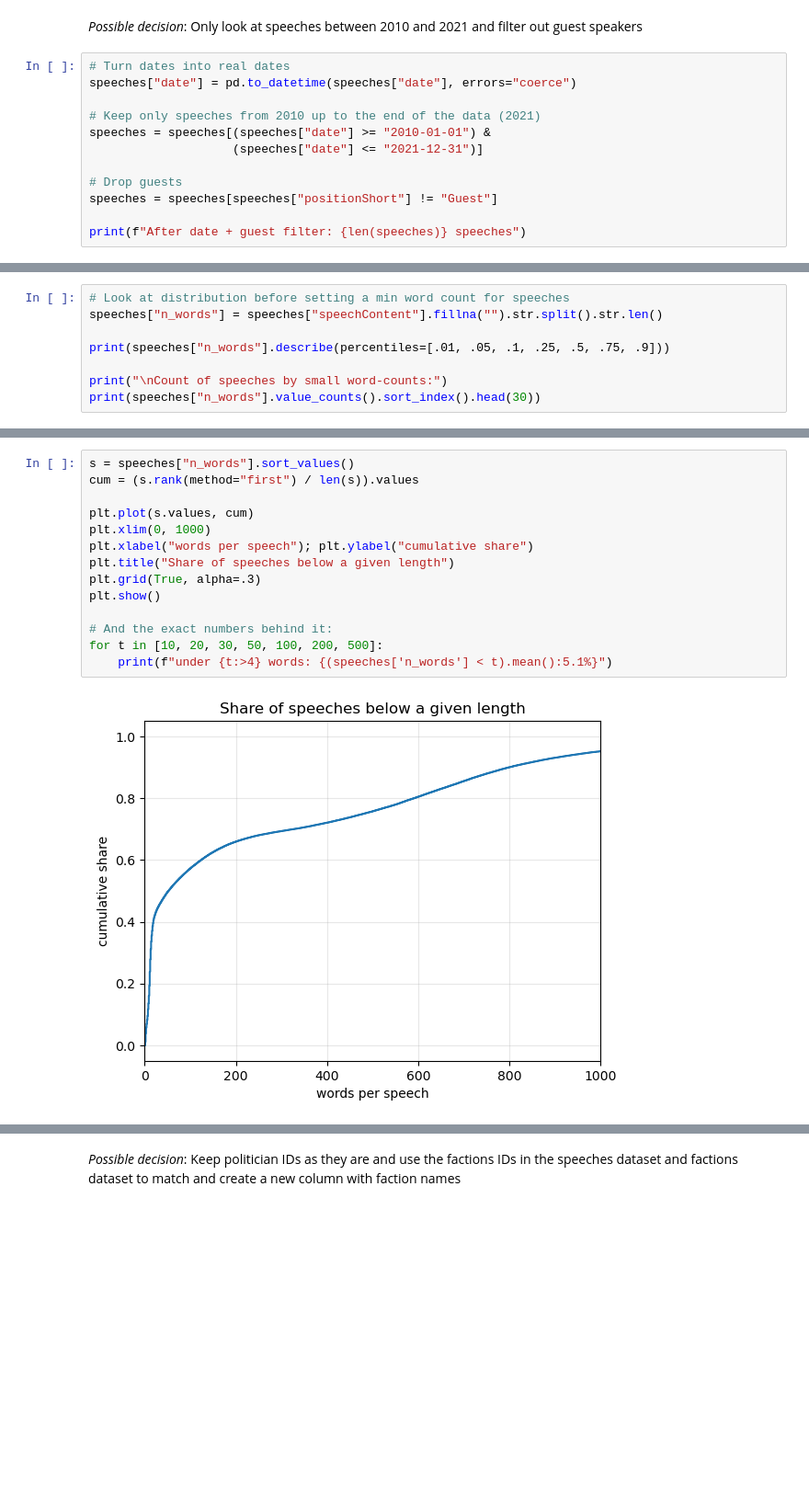
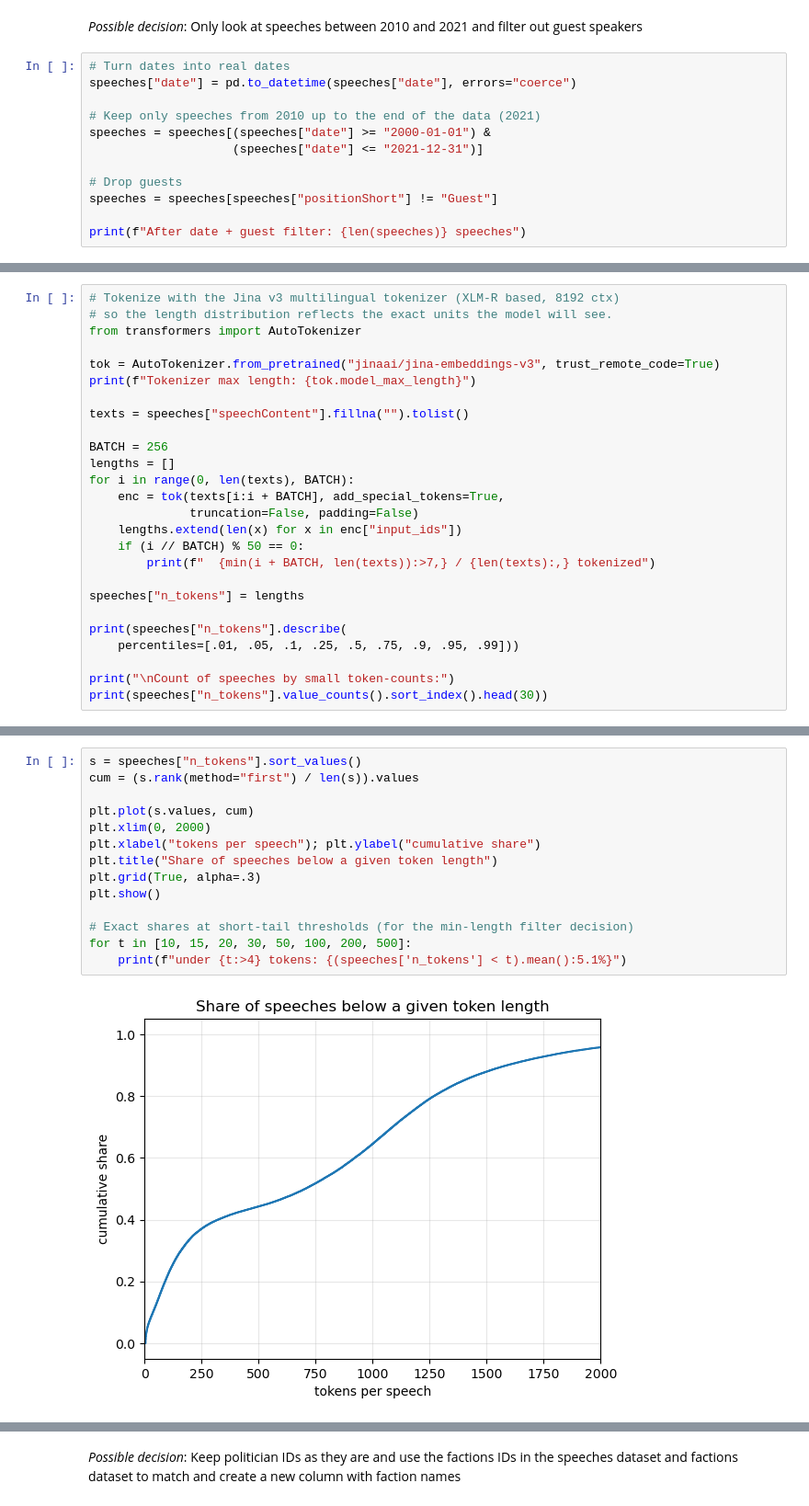
Before and after one commit to BerHarDanVoe/parliament-embeddings, a Jupyter notebook: notebooks/01_data_cleaning.ipynb, the cells around one changed output, grey strips where cells are left out. Shown at 92% size. Drawn from its saved outputs; the diff is of its cells as text; blank space fills up the shorter version.

```diff
--- a/notebooks/01_data_cleaning.ipynb
+++ b/notebooks/01_data_cleaning.ipynb
@@ -42,7 +42,7 @@ factions:  (28, 3)
 speeches["date"] = pd.to_datetime(speeches["date"], errors="coerce")
 
 # Keep only speeches from 2010 up to the end of the data (2021)
-speeches = speeches[(speeches["date"] >= "2010-01-01") &
+speeches = speeches[(speeches["date"] >= "2000-01-01") &
                     (speeches["date"] <= "2021-12-31")]
 
 # Drop guests
@@ -63,9 +78,27 @@ speeches.head()
 # %%
-# Look at distribution before setting a min word count for speeches
-speeches["n_words"] = speeches["speechContent"].fillna("").str.split().str.len()
+# Tokenize with the Jina v3 multilingual tokenizer (XLM-R based, 8192 ctx)
+# so the length distribution reflects the exact units the model will see.
+from transformers import AutoTokenizer
 
-print(speeches["n_words"].describe(percentiles=[.01, .05, .1, .25, .5, .75, .9]))
+tok = AutoTokenizer.from_pretrained("jinaai/jina-embeddings-v3", trust_remote_code=True)
+print(f"Tokenizer max length: {tok.model_max_length}")
 
-print("\nCount of speeches by small word-counts:")
-print(speeches["n_words"].value_counts().sort_index().head(30))
+texts = speeches["speechContent"].fillna("").tolist()
+
+BATCH = 256
+lengths = []
+for i in range(0, len(texts), BATCH):
+    enc = tok(texts[i:i + BATCH], add_special_tokens=True,
+              truncation=False, padding=False)
+    lengths.extend(len(x) for x in enc["input_ids"])
+    if (i // BATCH) % 50 == 0:
+        print(f"  {min(i + BATCH, len(texts)):>7,} / {len(texts):,} tokenized")
+
+speeches["n_tokens"] = lengths
+
+print(speeches["n_tokens"].describe(
+    percentiles=[.01, .05, .1, .25, .5, .75, .9, .95, .99]))
+
+print("\nCount of speeches by small token-counts:")
+print(speeches["n_tokens"].value_counts().sort_index().head(30))
 # %% [output]
@@ -123,16 +162,16 @@ plt.show()
 # %%
-s = speeches["n_words"].sort_values()
+s = speeches["n_tokens"].sort_values()
 cum = (s.rank(method="first") / len(s)).values
 
 plt.plot(s.values, cum)
-plt.xlim(0, 1000)
-plt.xlabel("words per speech"); plt.ylabel("cumulative share")
-plt.title("Share of speeches below a given length")
+plt.xlim(0, 2000)
+plt.xlabel("tokens per speech"); plt.ylabel("cumulative share")
+plt.title("Share of speeches below a given token length")
 plt.grid(True, alpha=.3)
 plt.show()
 
-# And the exact numbers behind it:
-for t in [10, 20, 30, 50, 100, 200, 500]:
-    print(f"under {t:>4} words: {(speeches['n_words'] < t).mean():5.1%}")
+# Exact shares at short-tail thresholds (for the min-length filter decision)
+for t in [10, 15, 20, 30, 50, 100, 200, 500]:
+    print(f"under {t:>4} tokens: {(speeches['n_tokens'] < t).mean():5.1%}")
 # %% [output]
-[figure, old version]
+[figure, new version]
```
Also changed, not shown: parts of 28 cells of this notebook, 3 other files.
